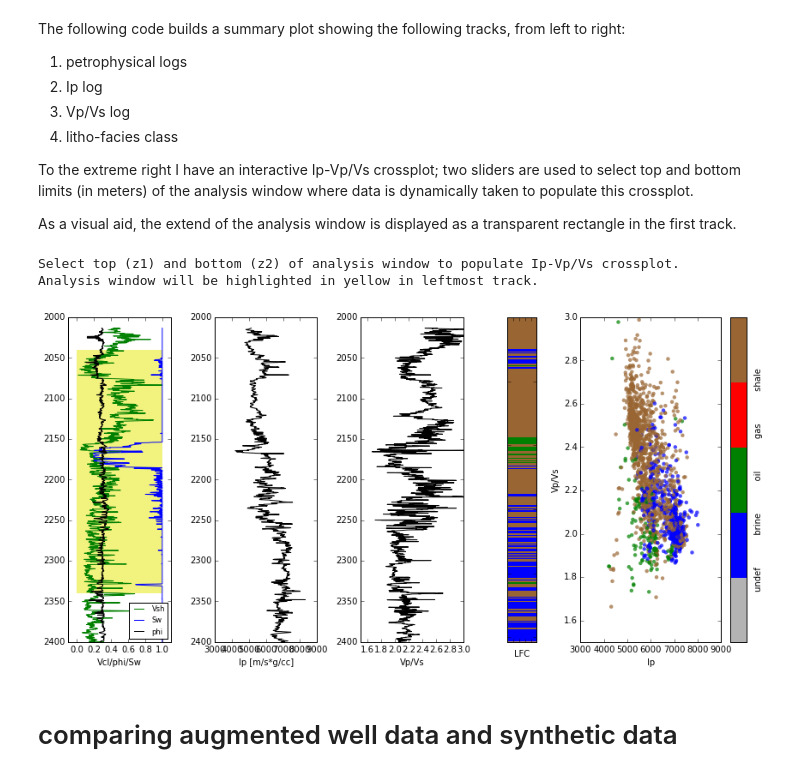
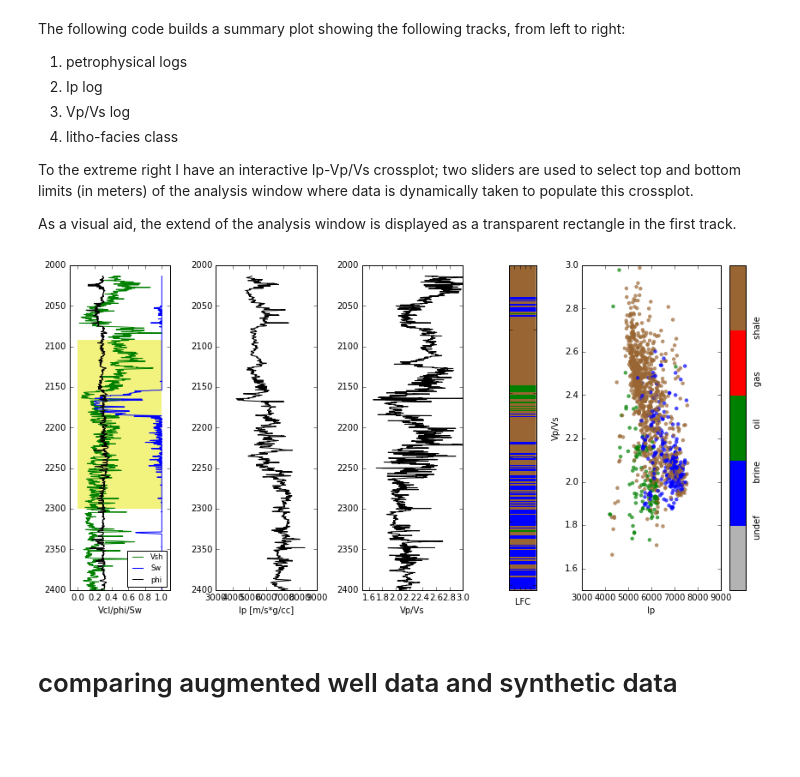
Before and after one commit to Kevin2599/geophysical_notes, a Jupyter notebook: seismic_petrophysics_interactive.ipynb, the cells around one changed output. Saved outputs shown, nothing was run; the diff lists cells and outputs as text; code cells hidden in the pictures; blank space fills up the shorter version.

Commit message:
updated seismic_petrophysics_interactive with new call to ipython widgets

```diff
--- a/seismic_petrophysics_interactive.ipynb
+++ b/seismic_petrophysics_interactive.ipynb
@@ -32,9 +32,9 @@ To the extreme right I have an interactive Ip-Vp/Vs crossplot; two sliders are u
 
 As a visual aid, the extend of the analysis window is displayed as a transparent rectangle in the first track.
 # %%
-from IPython.html.widgets import interact, interactive, fixed
-from IPython.html import widgets
+from ipywidgets import interact
 
+@interact(z1=(2000,2360),z2=(2040,2400))
 def crossplot(z1=2040,z2=2340):
     from matplotlib.patches import Rectangle
     ll=L.ix[(L.DEPTH>=2000) & (L.DEPTH<=2400)]
@@ -49,37 +49,34 @@ def crossplot(z1=2040,z2=2340):
 
     ax0.plot(ll.VSH, ll.DEPTH, '-g', label='Vsh')
     ax0.plot(ll.SW, ll.DEPTH, '-b', label='Sw')
     ax0.plot(ll.PHI, ll.DEPTH, '-k', label='phi')
     ax1.plot(ll.IP, ll.DEPTH, '-k')
     ax2.plot(ll.VPVS, ll.DEPTH, '-k')
     im=ax3.imshow(cluster, interpolation='none', aspect='auto',cmap=cmap_facies,vmin=0,vmax=4)
     ll=L.ix[(L.DEPTH>=z1) & (L.DEPTH<=z2)]
     ax4.scatter(ll.IP,ll.VPVS,20,ll.LFC,marker='o',edgecolors='none',alpha=0.7,cmap=cmap_facies,vmin=0,vmax=4)
 
     ax0.invert_yaxis(), ax3.set_yticklabels([]), ax3.set_xticklabels([])
     ax0.legend(fontsize='small', loc='lower right')
     ax0.set_xlabel('Vcl/phi/Sw'),ax0.set_xlim(-.1,1.1)
     ax1.set_xlabel('Ip [m/s*g/cc]'),ax1.set_xlim(3000,9000)
     ax2.set_xlabel('Vp/Vs'),ax2.set_xlim(1.5,3)
     ax3.set_xlabel('LFC')
     ax4.set_xlabel('Ip'),ax4.set_ylabel('Vp/Vs'),ax4.set_xlim(3000,9000),ax4.set_ylim(1.5,3);
     fig.tight_layout()
 
     cbar=plt.colorbar(im, ax=ax4)
 #     cbar.set_label('0=undef,1=brine,2=oil,3=gas,4=shale')
 #     cbar.set_ticks(range(0,4+1)); cbar.set_ticklabels(range(0,4+1));
     cbar.set_label((12*' ').join(['undef', 'brine', 'oil', 'gas', 'shale']))
     cbar.set_ticks(range(0,1)); cbar.set_ticklabels('')
 
     ax0.add_patch(Rectangle((0, z1),1,z2-z1,edgecolor='None',facecolor=[0.9,0.9,0.0],alpha=0.5))
 
-interact(crossplot, z1=(2000,2360,40),z2=(2040,2400,40))
 print('Select top (z1) and bottom (z2) of analysis window to populate Ip-Vp/Vs crossplot.')
 print('Analysis window will be highlighted in yellow in leftmost track.')
 # %% [output]
-Select top (z1) and bottom (z2) of analysis window to populate Ip-Vp/Vs crossplot.
-Analysis window will be highlighted in yellow in leftmost track.
-[figure, old version]
+[figure, new version]
 # %% [markdown]
 # comparing augmented well data and synthetic data
 # %% [markdown]
```
Also changed, not shown: parts of 3 cells of this notebook, 4 other files.
